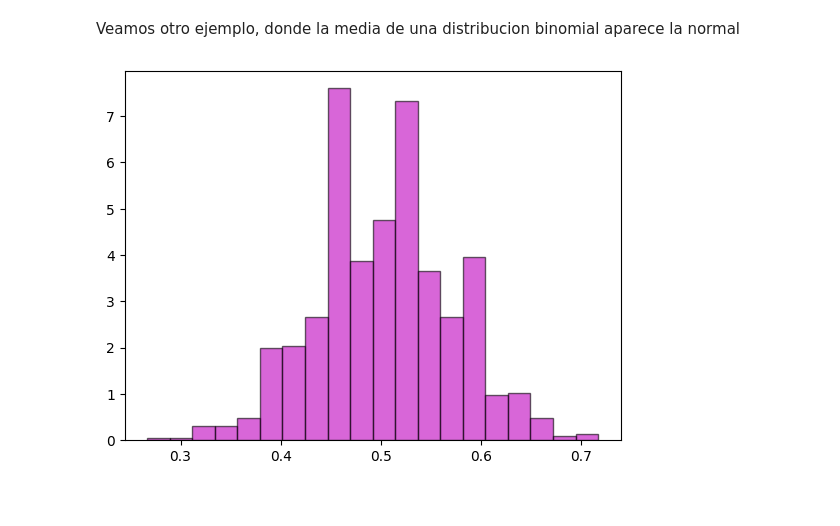
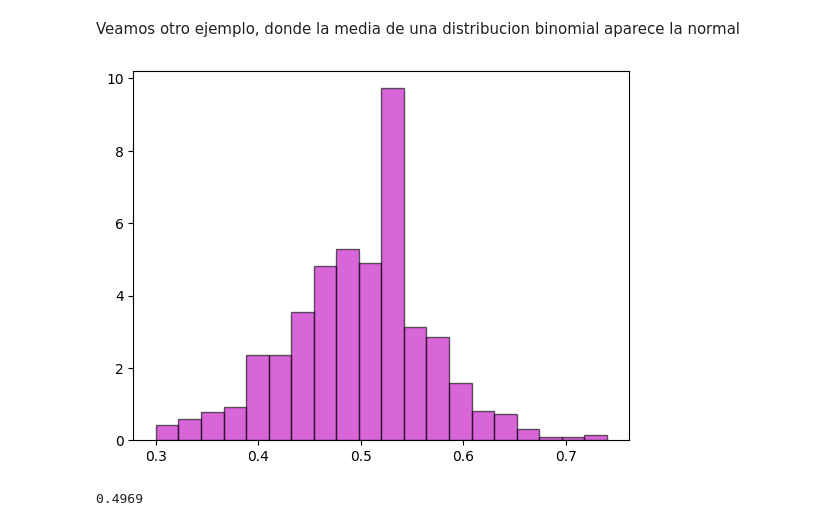
Before and after one commit to ML-CU/Proyectos-Python, a Jupyter notebook: Estadística/Normal Distribution/Normal _Distribution.ipynb, the cells around one changed output. Cells and saved outputs as stored; diff of their text form; code cells hidden in the pictures.

```diff
--- a/Estadística/Normal Distribution/Normal _Distribution.ipynb
+++ b/Estadística/Normal Distribution/Normal _Distribution.ipynb
@@ -265,10 +265,14 @@ Veamos otro ejemplo, donde la media de una distribucion binomial aparece la norm
 # %%
 pop = [0,1]
 trials = 1000
 means = []
 for i in range(trials):
-    samples = random.choices(pop, k=60)
+    samples = random.choices(pop, k=50)
     means.append(sum(samples)/len(samples))
 plt.hist(means, bins=20, density=True, alpha=0.6, color='m', edgecolor='black');
 # %% [output]
-[figure, old version]
+[figure, new version]
+# %%
+mean(means)
+# %% [output]
+0.4969
```
